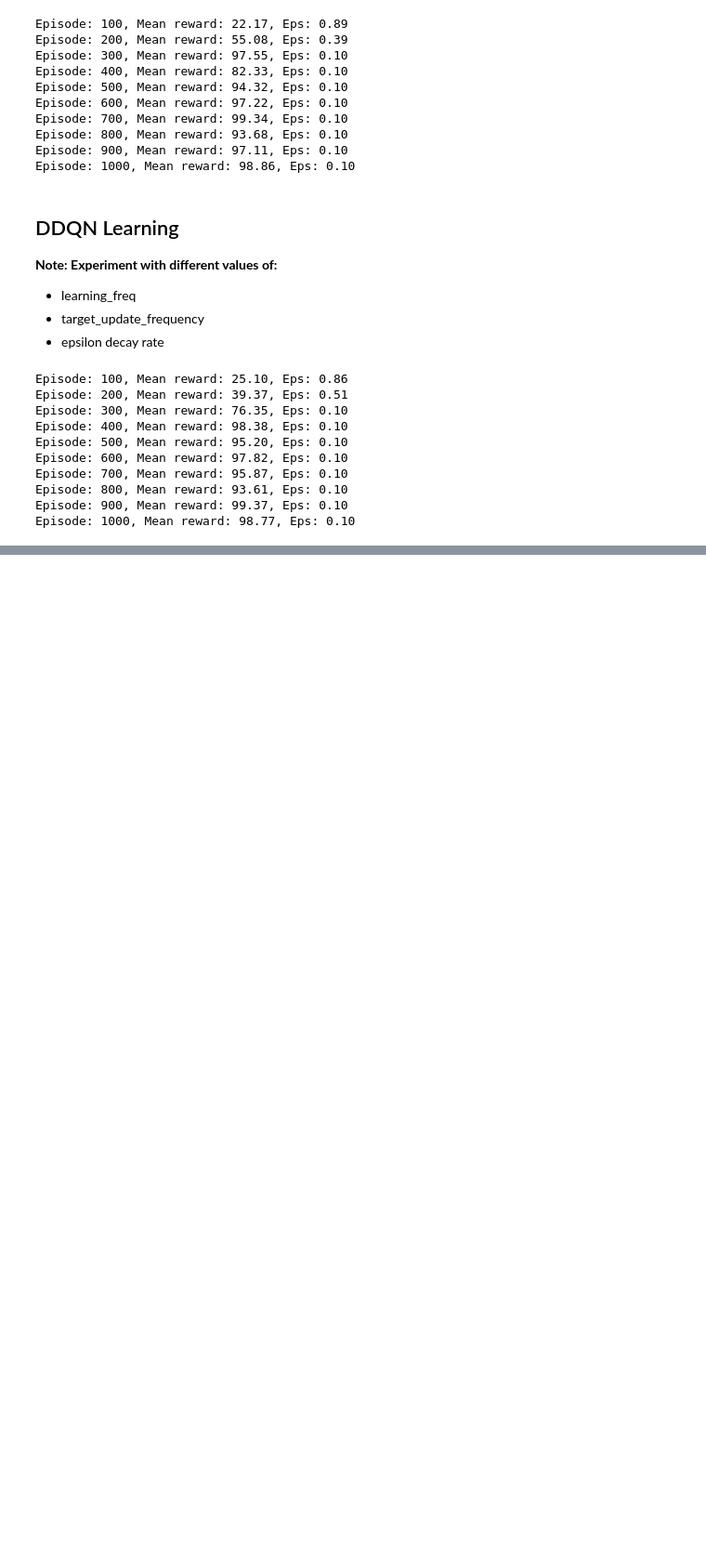
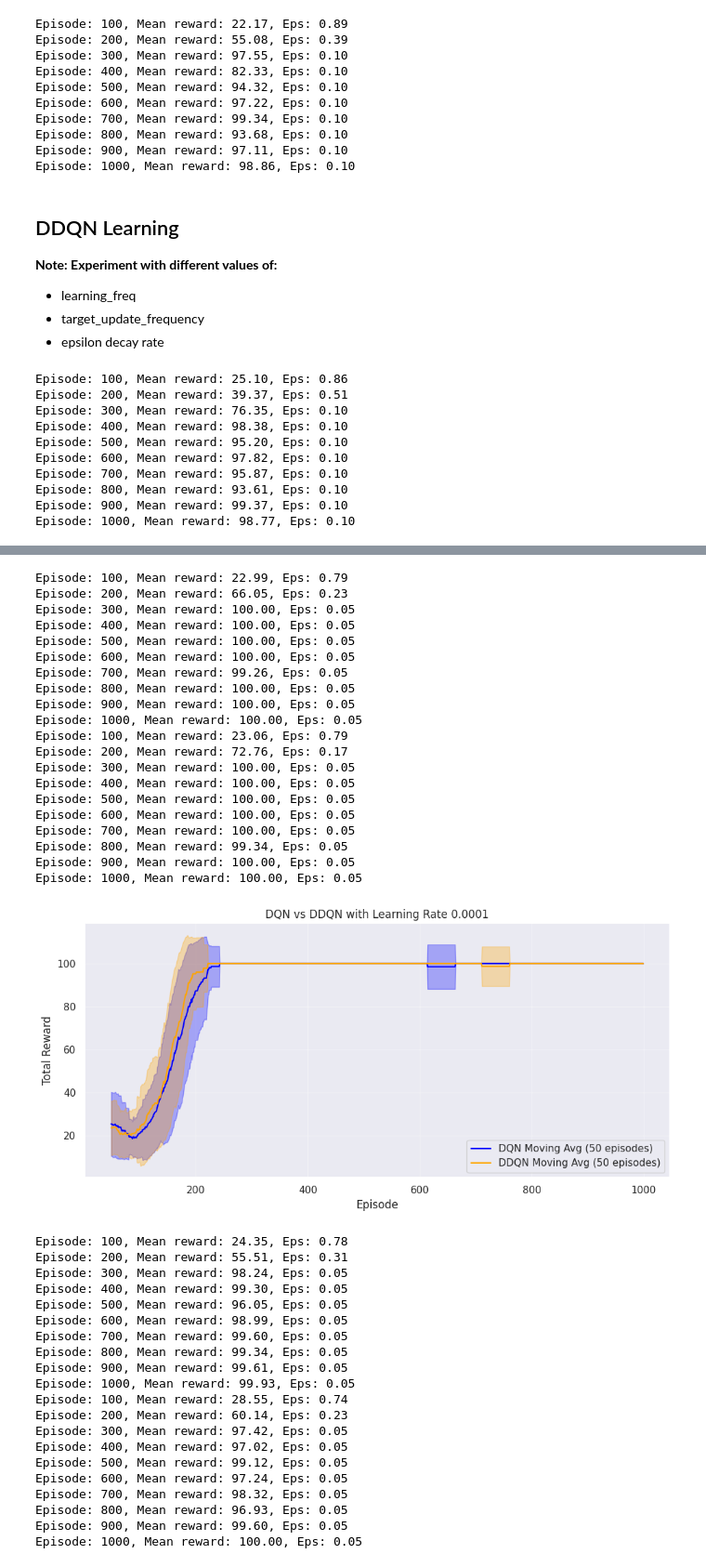
Before and after one commit to alexlicuriceanu/upb-multi-agent-systems, a Jupyter notebook: lab07-dqn/(D)DQN-skel.ipynb, the cells around one changed output, grey strips where cells are left out. Shown at 93% size. Saved outputs shown, nothing was run; the diff lists cells and outputs as text; code cells hidden in the pictures; blank space fills up the shorter version.

```diff
--- a/lab07-dqn/(D)DQN-skel.ipynb
+++ b/lab07-dqn/(D)DQN-skel.ipynb
@@ -528,0 +532,79 @@ plot_rewards(dqn_rewards, ddqn_rewards, save_path="./dqn_ddqn_comparison.png")
+# %%
+learning_rates = [1e-4, 1e-3, 1e-2]
+
+for lr in learning_rates:
+    dqn_env = gym.make("CartPole-v1", max_episode_steps=100)
+
+    dqn_rewards = learning(
+        env=dqn_env,                          # gym environmnet
+        target_function=dqn_target,      # dqn target construction
+        batch_size=128,                   # q-network update batch size
+        gamma=0.99,                       # discount factor
+        replay_buffer_size=10000,         # size of the replay buffer
+        num_episodes=1000,                # number of episodes to run
+        learning_starts=1000,             # number of initial random actions (exploration)
+        learning_freq=4,                  # frequency of the update
+        target_update_freq=100,           # number of gradient steps after which the target network is updated
+        log_every=100,                     # logging interval. returns the mean reward per episode.
+        learning_rate=lr
+    )
+
+    ddqn_env = gym.make("CartPole-v1", max_episode_steps=100)
+
+    ddqn_rewards = learning(
+        env=ddqn_env,                          # gym environmnet
+        target_function=ddqn_target,     # dqn target construction
+        batch_size=128,                   # q-network update batch size
+        gamma=0.99,                       # discount factor
+        replay_buffer_size=10000,         # size of the replay buffer
+        num_episodes=1000,                # number of episodes to run
+        learning_starts=1000,             # number of initial random actions  (exploration)
+        learning_freq=4,                  # frequency of the update
+        target_update_freq=100,           # number of gradient steps after which the target network is updated
+        log_every=100,                     # logging interval. returns the mean reward per episode.
+        learning_rate=lr
+    )
+
+    plot_rewards(dqn_rewards, ddqn_rewards, title=f"DQN vs DDQN with Learning Rate {lr}", save_path=f"./learning_rate/dqn_ddqn_comparison_lr_{lr}.png")
+# %% [output]
+Episode: 100, Mean reward: 22.99, Eps: 0.79
+Episode: 200, Mean reward: 66.05, Eps: 0.23
+Episode: 300, Mean reward: 100.00, Eps: 0.05
+Episode: 400, Mean reward: 100.00, Eps: 0.05
+Episode: 500, Mean reward: 100.00, Eps: 0.05
+Episode: 600, Mean reward: 100.00, Eps: 0.05
+Episode: 700, Mean reward: 99.26, Eps: 0.05
+Episode: 800, Mean reward: 100.00, Eps: 0.05
+Episode: 900, Mean reward: 100.00, Eps: 0.05
+Episode: 1000, Mean reward: 100.00, Eps: 0.05
+Episode: 100, Mean reward: 23.06, Eps: 0.79
+Episode: 200, Mean reward: 72.76, Eps: 0.17
+Episode: 300, Mean reward: 100.00, Eps: 0.05
+Episode: 400, Mean reward: 100.00, Eps: 0.05
+Episode: 500, Mean reward: 100.00, Eps: 0.05
+Episode: 600, Mean reward: 100.00, Eps: 0.05
+Episode: 700, Mean reward: 100.00, Eps: 0.05
+Episode: 800, Mean reward: 99.34, Eps: 0.05
+Episode: 900, Mean reward: 100.00, Eps: 0.05
+Episode: 1000, Mean reward: 100.00, Eps: 0.05
+[figure, added]
+Episode: 100, Mean reward: 24.35, Eps: 0.78
+Episode: 200, Mean reward: 55.51, Eps: 0.31
+Episode: 300, Mean reward: 98.24, Eps: 0.05
+Episode: 400, Mean reward: 99.30, Eps: 0.05
+Episode: 500, Mean reward: 96.05, Eps: 0.05
+Episode: 600, Mean reward: 98.99, Eps: 0.05
+Episode: 700, Mean reward: 99.60, Eps: 0.05
+Episode: 800, Mean reward: 99.34, Eps: 0.05
+Episode: 900, Mean reward: 99.61, Eps: 0.05
+Episode: 1000, Mean reward: 99.93, Eps: 0.05
+Episode: 100, Mean reward: 28.55, Eps: 0.74
+Episode: 200, Mean reward: 60.14, Eps: 0.23
+Episode: 300, Mean reward: 97.42, Eps: 0.05
+Episode: 400, Mean reward: 97.02, Eps: 0.05
+Episode: 500, Mean reward: 99.12, Eps: 0.05
+Episode: 600, Mean reward: 97.24, Eps: 0.05
+Episode: 700, Mean reward: 98.32, Eps: 0.05
+Episode: 800, Mean reward: 96.93, Eps: 0.05
+Episode: 900, Mean reward: 99.60, Eps: 0.05
+Episode: 1000, Mean reward: 100.00, Eps: 0.05
```
Also changed, not shown: parts of 8 cells of this notebook, 12 other files.
